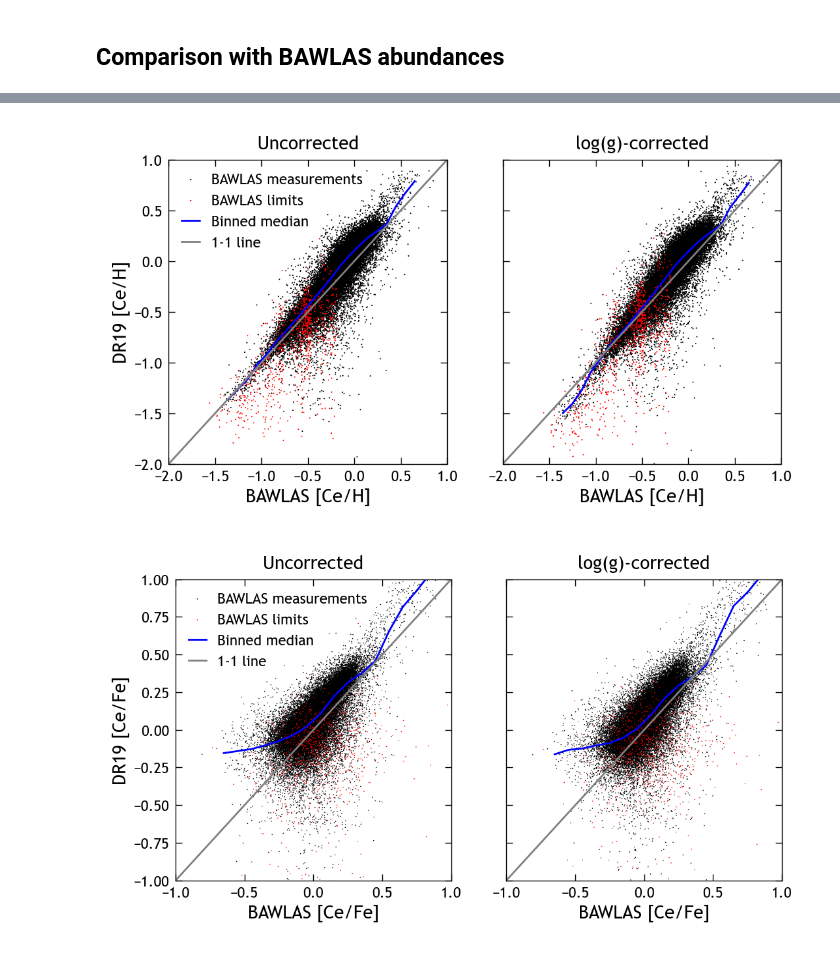
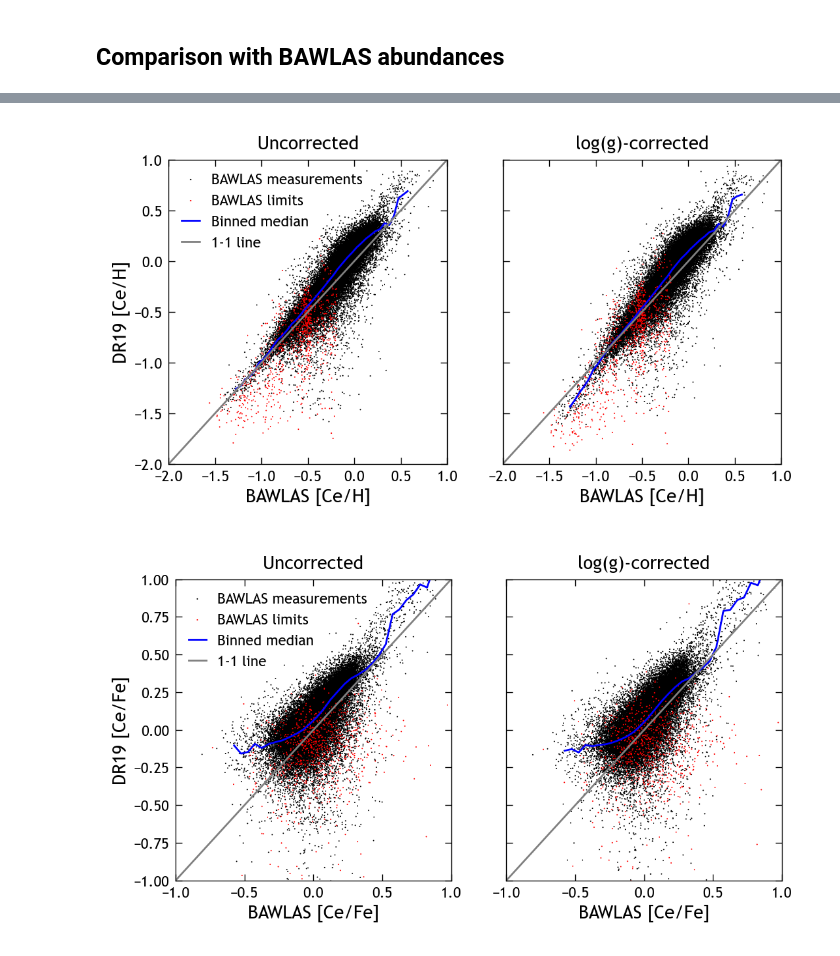
Before and after one commit to lodubay/chemical-clocks, a Jupyter notebook: src/scripts/logg_calibrations.ipynb, the cells around one changed output, grey strips where cells are left out. Cells and saved outputs as stored; diff of their text form; code cells hidden in the pictures.

```diff
--- a/src/scripts/logg_calibrations.ipynb
+++ b/src/scripts/logg_calibrations.ipynb
@@ -22,7 +23,7 @@ grid = (MgH_bin_centers, logg_bin_centers)
 MgH_grid = np.tile(MgH_bin_centers, (len(logg_bin_centers), 1))
 logg_grid = np.tile(logg_bin_centers[:,np.newaxis], (len(MgH_bin_centers)))
 
-fig, axs = plt.subplots(1, 2, figsize=(8, 3))
+fig, axs = plt.subplots(1, 2, figsize=(10, 4))
 aspect = 0.25
 cmap = 'RdBu_r'
 img = axs[0].imshow(
@@ -70,5 +71,6 @@ axs[1].set_xlabel('[Mg/H]')
 axs[1].set_ylabel(r'$\log(g)$')
 axs[1].yaxis.set_inverted(True)
 axs[1].set_title('[Fe/H]')
+plt.savefig(paths.extra / 'logg_corrections_table')
 plt.show()
 # %% [output]
@@ -141,7 +144,7 @@ kwargs = dict(
 )
 titles = ['Uncorrected', 'log(g)-corrected']
 axlim = (-2, 1)
-bin_edges = np.arange(axlim[0], axlim[1], 0.1)
+bin_edges = np.arange(axlim[0], axlim[1], 0.05)
 for i, sdss5_col in enumerate(['ce_h', 'ce_h_corr']):
     axs[i].scatter(bawlas_dr19['CE_H'], bawlas_dr19[sdss5_col], c='k', label='BAWLAS measurements', **kwargs)
     axs[i].scatter(bawlas_dr19['CE_H_LIM'], bawlas_dr19[sdss5_col], c='r', label='BAWLAS limits', **kwargs)
@@ -157,33 +160,34 @@ axs[0].set_ylabel('DR19 [Ce/H]')
 axs[0].set_xlim(axlim)
 axs[0].set_ylim(axlim)
 axs[0].legend(loc='upper left')
+plt.savefig(paths.extra / 'bawlas_dr19_comparison')
 plt.show()
 # %% [output]
-[figure, old version]
+[figure, new version]
 # %%
 fig, axs = plt.subplots(1, 2, figsize=(6, 3), sharex=True, sharey=True)
 
 kwargs = dict(
-    rasterized=True, s=0.3, edgecolors='none'
+    rasterized=True, s=0.5, edgecolors='none'
 )
 titles = ['Uncorrected', 'log(g)-corrected']
 axlim = (-1, 1)
-bin_edges = np.arange(axlim[0], axlim[1], 0.1)
+bin_edges = np.arange(axlim[0], axlim[1], 0.05)
 for i, sdss5_col in enumerate(['ce_fe', 'ce_fe_corr']):
     axs[i].scatter(bawlas_dr19['CE_FE'], bawlas_dr19[sdss5_col], c='k', label='BAWLAS measurements', **kwargs)
     axs[i].scatter(bawlas_dr19['CE_FE_LIM'], bawlas_dr19[sdss5_col], c='r', label='BAWLAS limits', **kwargs)
     binned_medians = binned_quantiles(
         bawlas_dr19, sdss5_col, 'CE_FE',
         q=0.5, bin_edges=bin_edges, min_count=10
     )
     axs[i].plot(*binned_medians, 'b-', label='Binned median')
     axs[i].set_xlabel('BAWLAS [Ce/Fe]')
     axs[i].set_title(titles[i])
     axs[i].plot(axlim, axlim, c='gray', label='1-1 line')
 axs[0].set_ylabel('DR19 [Ce/Fe]')
 axs[0].set_xlim(axlim)
 axs[0].set_ylim(axlim)
 axs[0].legend(loc='upper left')
 plt.show()
 # %% [output]
-[figure, old version]
+[figure, new version]
```
Also changed, not shown: parts of 7 cells of this notebook.
